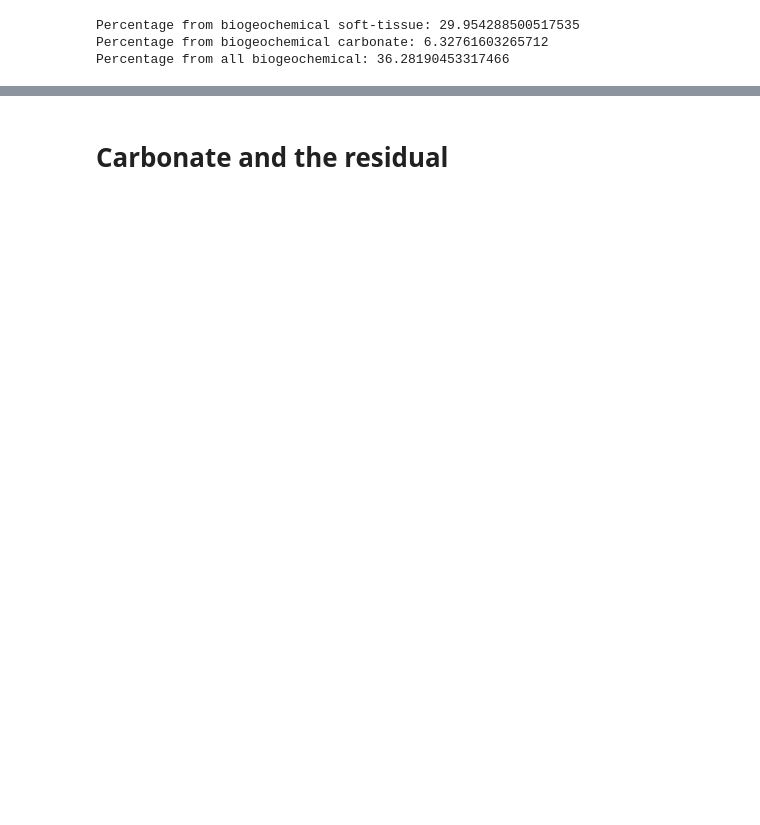
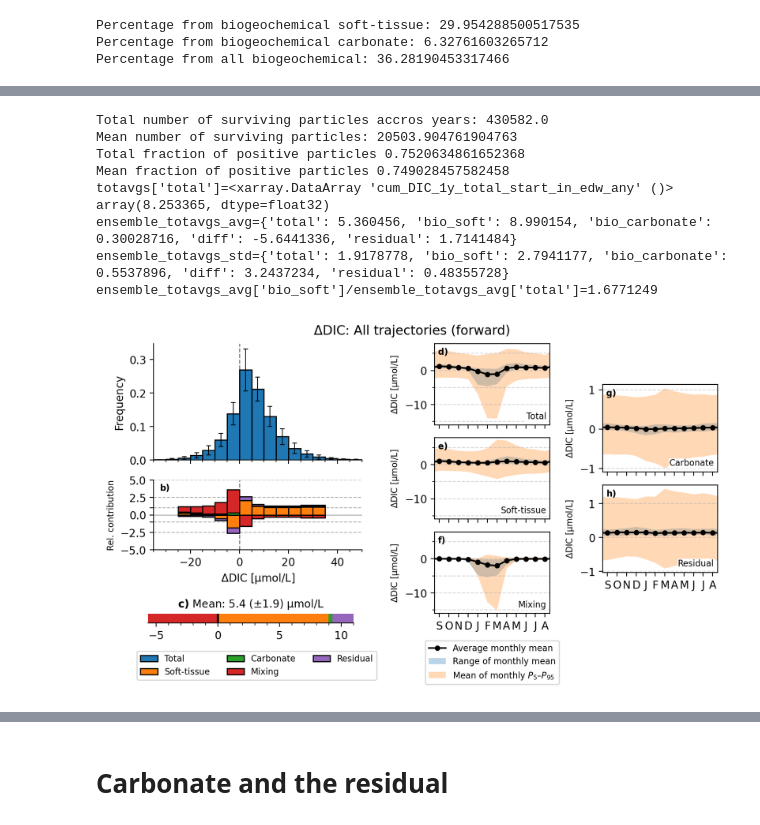
Before and after one commit to OceanParcels/NASTMW_DIC, a Jupyter notebook: analysis/total_change_production.ipynb, the cells around one changed output, grey strips where cells are left out. Cells and saved outputs as stored; diff of their text form; code cells hidden in the pictures; blank space fills up the shorter version.

```diff
--- a/analysis/total_change_production.ipynb
+++ b/analysis/total_change_production.ipynb
@@ -759,0 +859,13 @@ ensemble_totavgs_avg['bio_soft']/ensemble_totavgs_avg['total']=0.833968059518952
+# %%
+create_total_change_figure(ds_dict_sept_forward, "start_in_edw_any", results_monthly_DIC_change, vmin=None, vmax=None, title='auto', print_survival=False, add_other_fluxes=True)
+# %% [output]
+Total number of surviving particles accros years: 430582.0
+Mean number of surviving particles: 20503.904761904763
+Total fraction of positive particles 0.7520634861652368
+Mean fraction of positive particles 0.749028457582458
+totavgs['total']=<xarray.DataArray 'cum_DIC_1y_total_start_in_edw_any' ()>
+array(8.253365, dtype=float32)
+ensemble_totavgs_avg={'total': 5.360456, 'bio_soft': 8.990154, 'bio_carbonate': 0.30028716, 'diff': -5.6441336, 'residual': 1.7141484}
+ensemble_totavgs_std={'total': 1.9178778, 'bio_soft': 2.7941177, 'bio_carbonate': 0.5537896, 'diff': 3.2437234, 'residual': 0.48355728}
+ensemble_totavgs_avg['bio_soft']/ensemble_totavgs_avg['total']=1.6771249
+[figure, added]
```
Also changed, not shown: parts of 18 cells of this notebook, 5 other files.
